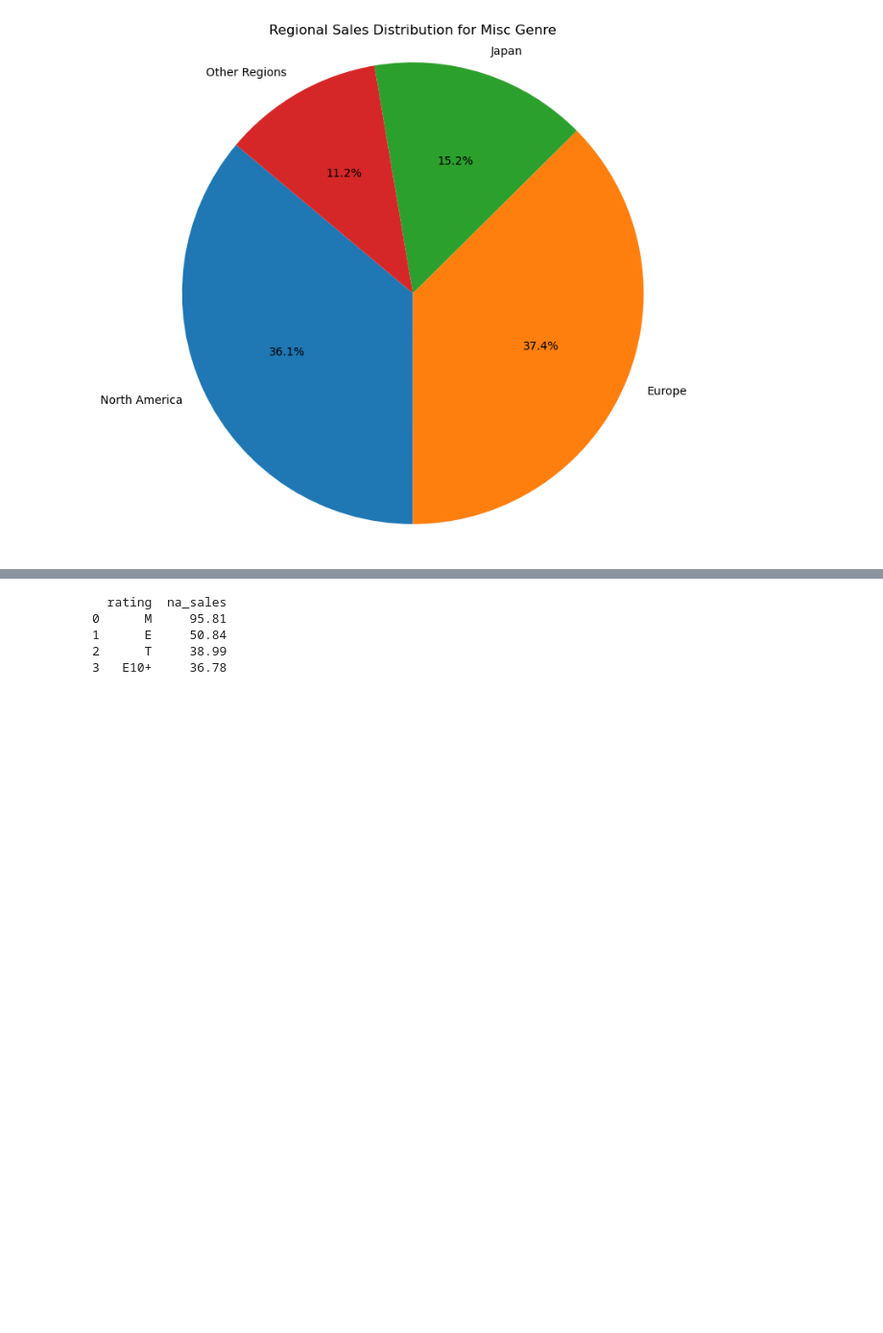
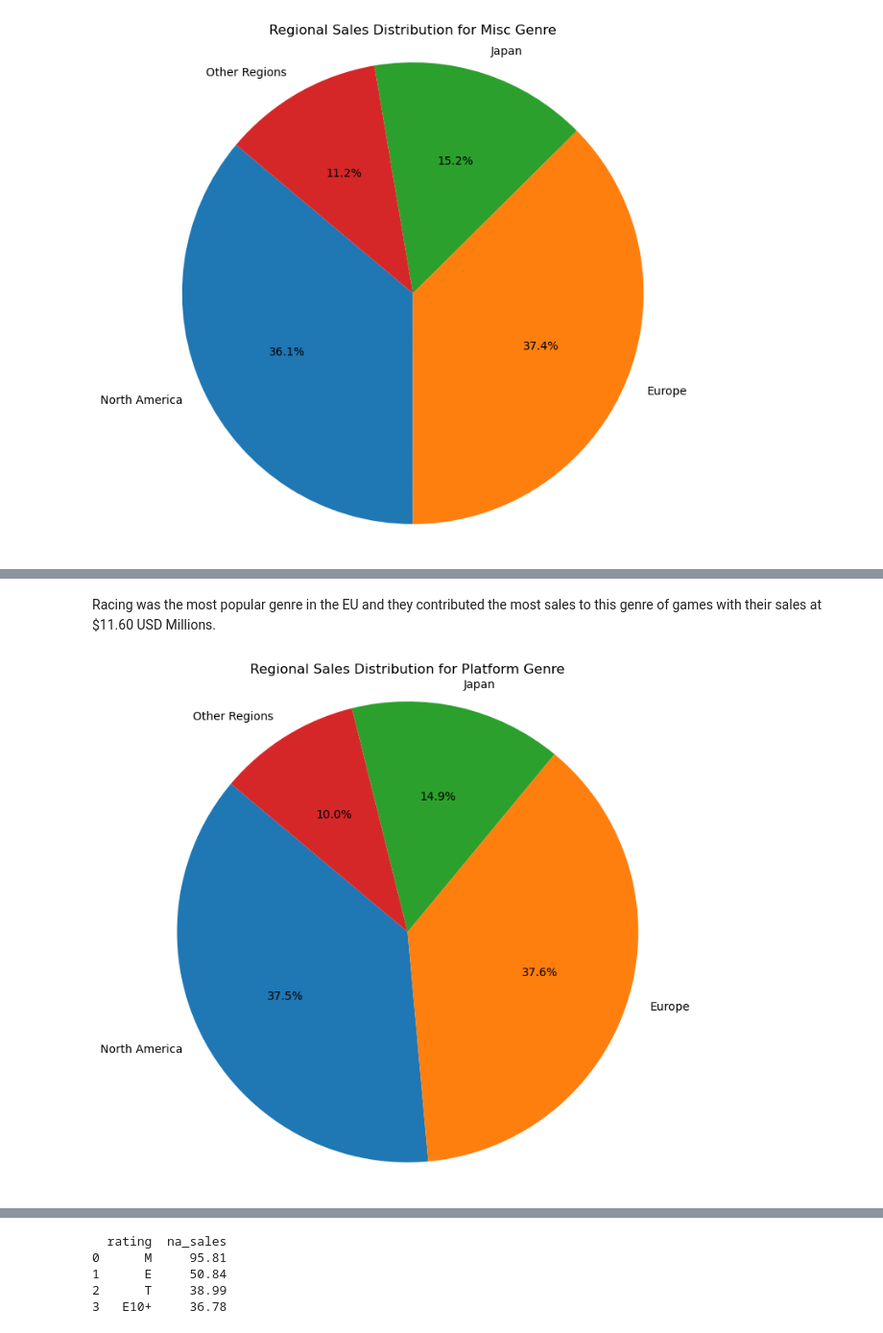
Before and after one commit to michav95/Integrated-Project-1, a Jupyter notebook: notebooks/EDA.ipynb, the cells around one changed output, grey strips where cells are left out. Shown at 96% size. Cells and saved outputs as stored; diff of their text form; code cells hidden in the pictures; blank space fills up the shorter version.

```diff
--- a/notebooks/EDA.ipynb
+++ b/notebooks/EDA.ipynb
@@ -1531,0 +1563,26 @@ From the pie chart above, you can see that NA ($105.76 of $236.75 USD Millions)
+# %% [markdown]
+Racing was the most popular genre in the EU and they contributed the most sales to this genre of games with their sales at $11.60 USD Millions.
+# %%
+# Only JP showed the genre Platform in their top 5
+
+# Filter data for the specific genre
+plat_genre_data = DF_new_sorted[DF_new_sorted['genre'] == 'Platform']
+
+# Sum sales across regions for Action genre
+na_plat_sales = plat_genre_data['na_sales'].sum()
+eu_plat_sales = plat_genre_data['eu_sales'].sum()
+jp_plat_sales = plat_genre_data['jp_sales'].sum()
+other_plat_sales = plat_genre_data['other_sales'].sum()
+
+# Prep data for pie chart
+plat_sales_data = [na_plat_sales, eu_plat_sales, jp_plat_sales, other_plat_sales]
+regions = ['North America', 'Europe', 'Japan', 'Other Regions']
+
+# Create Pie Chart
+plt.figure(figsize=(8, 8))
+plt.pie(plat_sales_data, labels=regions, autopct='%1.1f%%', startangle=140)
+plt.title('Regional Sales Distribution for Platform Genre')
+plt.axis('equal')
+plt.show()
+# %% [output]
+[figure, added]
```
Also changed, not shown: parts of 20 cells of this notebook.
